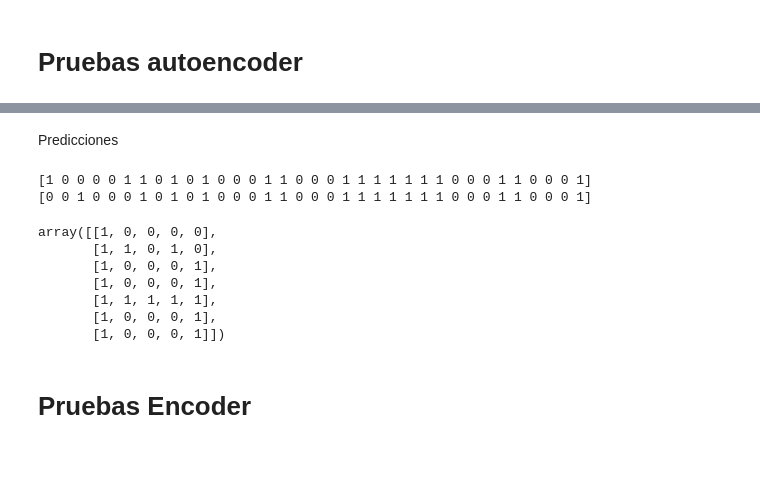
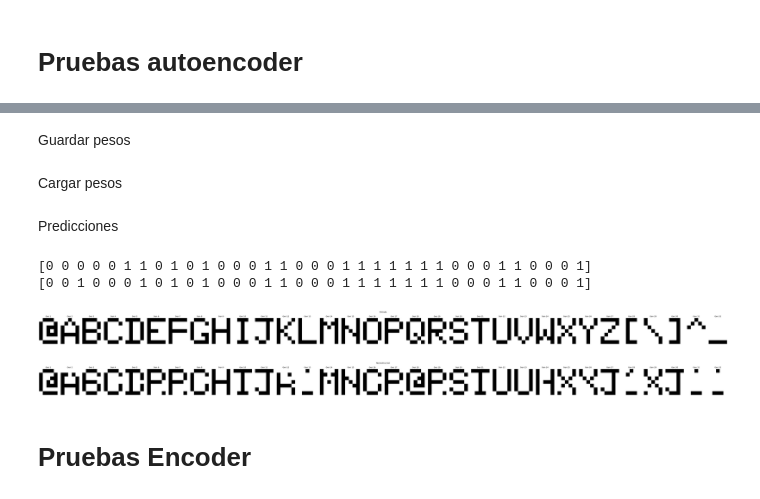
Before and after one commit to matias-cisnero/autoencoder-intro-ia, a Jupyter notebook: autoencoder-numpy.ipynb, the cells around one changed output, grey strips where cells are left out. Cells and saved outputs as stored; diff of their text form; code cells hidden in the pictures; blank space fills up the shorter version.

```diff
--- a/autoencoder-numpy.ipynb
+++ b/autoencoder-numpy.ipynb
@@ -99,7 +131,7 @@ def autoencoder(x, y, η, epocas):
 
   # Cantidad de neuronas
   entrada = salida = int(x.shape[1]) # Igual que salida
-  oculta1 = oculta2 = 20 # Ambas del mismo tamaño
+  oculta1 = oculta2 = 15 # Ambas del mismo tamaño
   latente = 2
 
   # Creo mis pesos
@@ -127,22 +159,22 @@ def autoencoder(x, y, η, epocas):
 
       # Propagar
       h1 = Vk @ w1 + b1
-      V1 = g(h1)
+      V1 = sigmoide(h1)
 
       h2 = V1 @ w2 + b2
-      V2 = g(h2)
+      V2 = sigmoide(h2)
 
       h3 = V2 @ w3 + b3
-      V3 = g(h3)
+      V3 = sigmoide(h3)
 
       h4 = V3 @ w4 + b4
-      V4 = g(h4)
+      V4 = sigmoide(h4)
 
       # Retropropagar
-      δ4 = g_derivada(h4) * (yk - V4)
-      δ3 = g_derivada(h3) * (δ4 @ w4.T)
-      δ2 = g_derivada(h2) * (δ3 @ w3.T)
-      δ1 = g_derivada(h1) * (δ2 @ w2.T)
+      δ4 = sigmoide_derivada(h4) * (yk - V4)
+      δ3 = sigmoide_derivada(h3) * (δ4 @ w4.T)
+      δ2 = sigmoide_derivada(h2) * (δ3 @ w3.T)
+      δ1 = sigmoide_derivada(h1) * (δ2 @ w2.T)
 
       # Actualización de pesos y sesgos
       w4 += η * (V3.T @ δ4)
@@ -177,10 +209,10 @@ def autoencoder(x, y, η, epocas):
   return w1_min, w2_min, w3_min, w4_min, b1_min, b2_min, b3_min, b4_min
 
 def predecir_autoencoder(Vk, w1, w2, w3, w4, b1, b2, b3, b4):
-  V1 = g(Vk @ w1 + b1)
-  V2 = g(V1 @ w2 + b2)
-  V3 = g(V2 @ w3 + b3)
-  V4 = g(V3 @ w4 + b4)
+  V1 = sigmoide(Vk @ w1 + b1)
+  V2 = sigmoide(V1 @ w2 + b2)
+  V3 = sigmoide(V2 @ w3 + b3)
+  V4 = sigmoide(V3 @ w4 + b4)
   return V4
 # %% [markdown]
 Encoder y decoder
@@ -205,0 +235,2 @@ Entrenamiento realizado con 3000 epocas y error mínimo alcanzado: 0.01736085440
+# %% [markdown]
+Guardar pesos
@@ -205,0 +240,2 @@ Entrenamiento realizado con 3000 epocas y error mínimo alcanzado: 0.01736085440
+# %% [markdown]
+Cargar pesos
@@ -206,25 +245,23 @@ Entrenamiento realizado con 3000 epocas y error mínimo alcanzado: 0.01736085440
 # %% [markdown]
 Predicciones
 # %%
+# Realizamos las predicciones y las redondeamos
 ypred = predecir_autoencoder(x, w1, w2, w3, w4, b1, b2, b3, b4)
 reconstruccion = np.round(ypred).astype(int)
-#ypred = des_aplanar(ypred, 5, 7)
+
+# Comparamos alguna
 print(reconstruccion[1])
 print(x[1])
+
+# Las reconstruimos y graficamos el antes y después
+graficar_matrices(des_aplanar(x, 7, 5), "Entrada")
+matriz_nueva2 = des_aplanar(reconstruccion, 7, 5)
+graficar_matrices(matriz_nueva2, "Reconstruccion")
 # %% [output]
-[1 0 0 0 0 1 1 0 1 0 1 0 0 0 1 1 0 0 0 1 1 1 1 1 1 1 0 0 0 1 1 0 0 0 1]
+[0 0 0 0 0 1 1 0 1 0 1 0 0 0 1 1 0 0 0 1 1 1 1 1 1 1 0 0 0 1 1 0 0 0 1]
 [0 0 1 0 0 0 1 0 1 0 1 0 0 0 1 1 0 0 0 1 1 1 1 1 1 1 0 0 0 1 1 0 0 0 1]
+[figure, added]
+[figure, added]
-# %%
-matriz_nueva = des_aplanar(reconstruccion, 7, 5)
-matriz_nueva[1]
-# %% [output]
-array([[1, 0, 0, 0, 0],
-       [1, 1, 0, 1, 0],
-       [1, 0, 0, 0, 1],
-       [1, 0, 0, 0, 1],
-       [1, 1, 1, 1, 1],
-       [1, 0, 0, 0, 1],
-       [1, 0, 0, 0, 1]])
 # %% [markdown]
 # Pruebas Encoder
 # %% [markdown]
```
Also changed, not shown: parts of 21 cells of this notebook, 3 other files.
